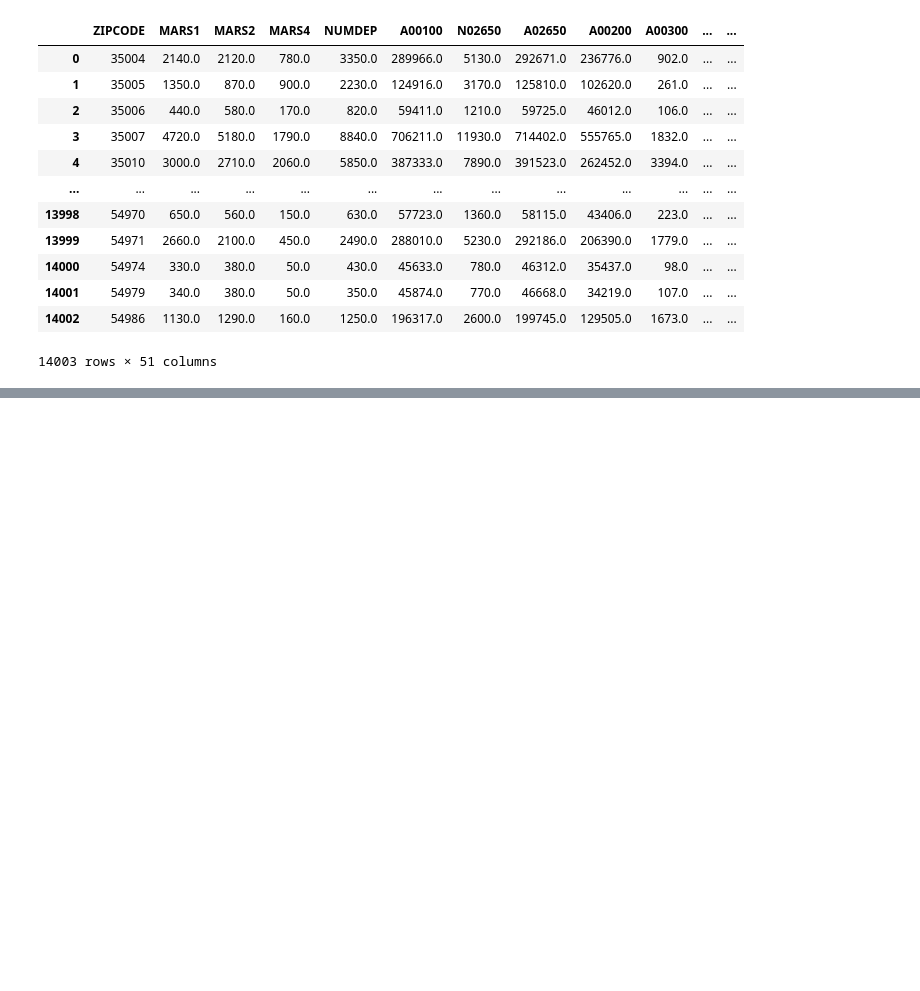
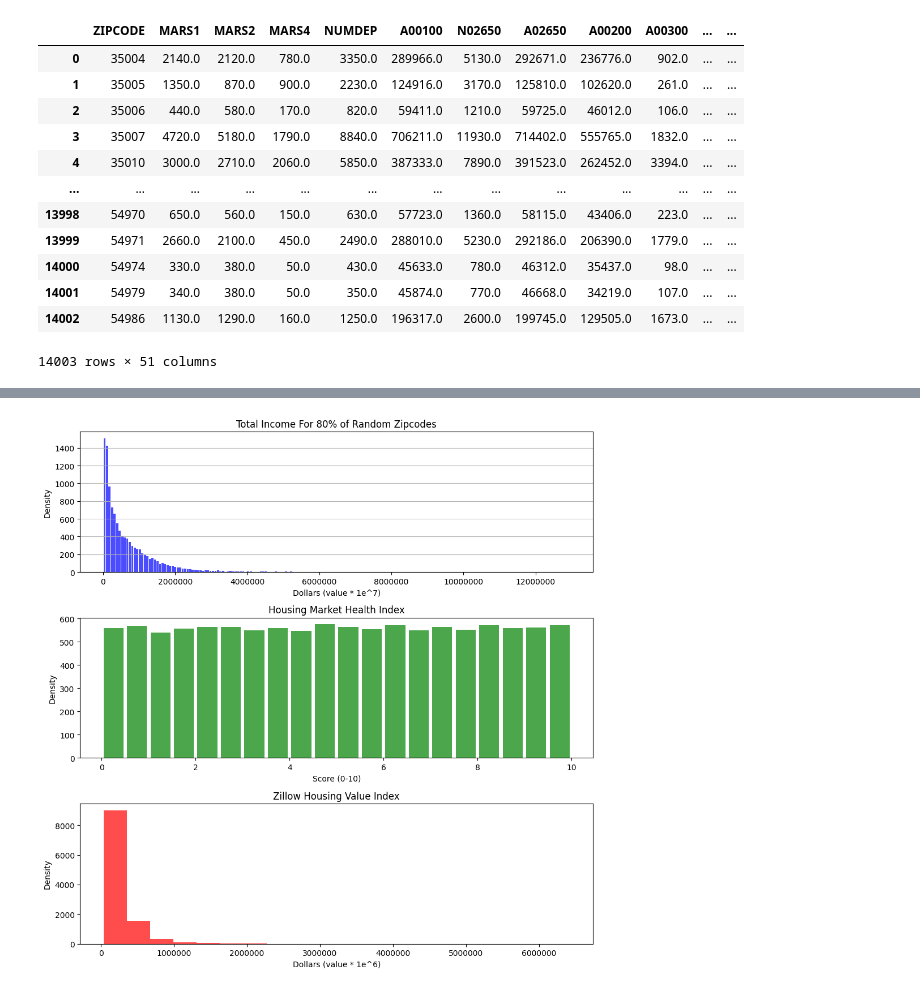
Before and after one commit to kdevoe/aai-500-final-group-4, a Jupyter notebook: HousingDataFinal.ipynb, the cells around one changed output, grey strips where cells are left out. Saved outputs shown, nothing was run; the diff lists cells and outputs as text; code cells hidden in the pictures; blank space fills up the shorter version.

```diff
--- a/HousingDataFinal.ipynb
+++ b/HousingDataFinal.ipynb
@@ -62,0 +120,30 @@ display(grouped_df)
+# %%
+fig, axs = plt.subplots(3, figsize=(10,10))
+
+axs[0].ticklabel_format(axis='both', style='plain')
+
+# Create a histogram for 'income'
+axs[0].hist(df_eda['A02650'], bins='auto', color='blue', alpha=0.7, rwidth=0.85)
+axs[0].grid(axis='y', alpha=0.9)
+axs[0].set_title('Total Income For 80% of Random Zipcodes')
+axs[0].set_xlabel('Dollars (value * 1e^7)')
+axs[0].set_ylabel('Density')
+
+# Create a histogram for 'market_health_index'
+axs[1].hist(df_eda['MarketHealthIndex'], bins=20, color='green', alpha=0.7, rwidth=0.85)
+axs[1].set_title('Housing Market Health Index')
+axs[1].set_xlabel('Score (0-10)')
+axs[1].set_ylabel('Density')
+
+
+# Create a histogram for 'zillow_housing_value_index'
+axs[2].hist(df_eda['ZHVI'], bins=20, color='red', alpha=0.7)
+axs[2].ticklabel_format(axis='both', style='plain')
+axs[2].ticklabel_format(axis='both', style='plain')
+axs[2].set_title('Zillow Housing Value Index')
+axs[2].set_xlabel("Dollars (value * 1e^6)")
+axs[2].set_ylabel("Density")
+
+plt.tight_layout()
+# %% [output]
+[figure, added]
```
Also changed, not shown: parts of 3 cells of this notebook.
